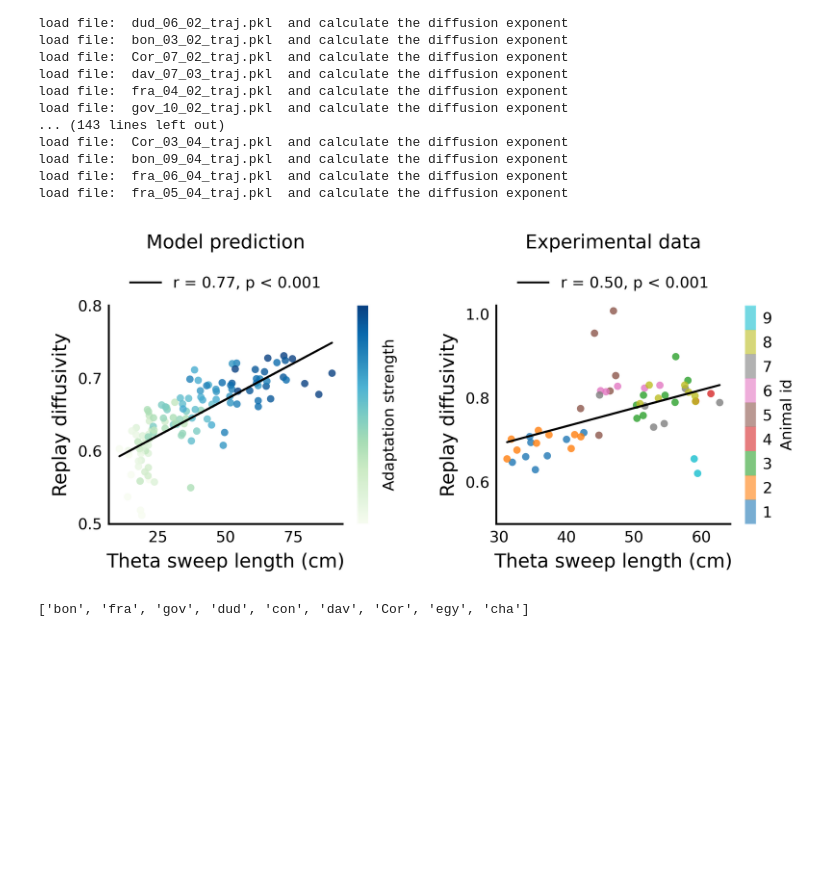
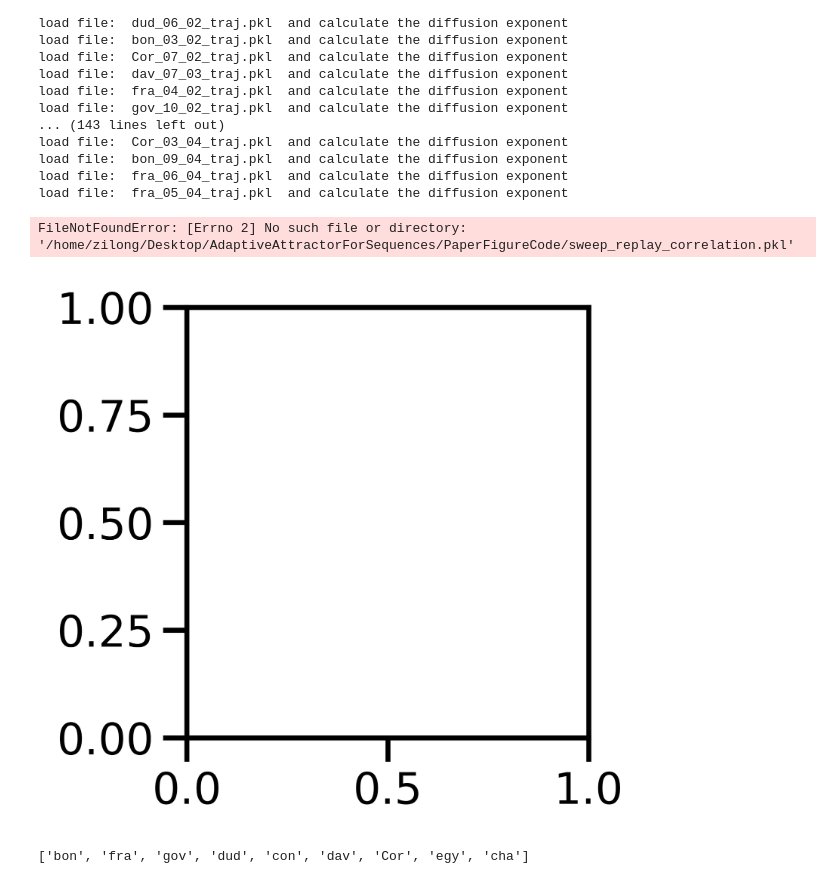
Before and after one commit to ZilongJi/AdaptiveAttractorForSequences, a Jupyter notebook: PaperFig5_replay_vs_theta_sequences.ipynb, the cells around one changed output. Cells and saved outputs as stored; diff of their text form; code cells hidden in the pictures; blank space fills up the shorter version.

Commit message:
update replay vs theta sequence exp data copde

```diff
--- a/PaperFig5_replay_vs_theta_sequences.ipynb
+++ b/PaperFig5_replay_vs_theta_sequences.ipynb
@@ -637,7 +633,7 @@ def get_sweep_length_and_replay_stepsize(epoch_key, datadir, sweep_speed_thresho
 
 
 epoch_key = ("bon", 8, 4)
-datadir = "/home/zilong/Desktop/replay_trajectory_paper/Processed-Data"
+datadir = "/home/zilong/Desktop/AdaptiveAttractorForSequences/ExpData"
 sweep_len, replay_stepsize, Replay_traj = get_sweep_length_and_replay_stepsize(
     epoch_key, datadir, sweep_speed_threshold=4
 )
@@ -672,7 +668,7 @@ for ax in axs:
 
 plt.tight_layout()
 # save the figure to /home/zilong/Desktop/replay_trajectory_paper/Processed-Data/Paper_figures/
-savedir = "/home/zilong/Desktop/replay_trajectory_paper/Processed-Data/Paper_figures/"
+savedir = "/home/zilong/Desktop/AdaptiveAttractorForSequences/Figures/"
 savename = "Fig_replay_vs_theta_sequences_histgram.pdf"
 plt.savefig(savedir + savename, dpi=300, bbox_inches="tight")
 
@@ -735,7 +731,7 @@ ax.tick_params(axis="both", which="minor", length=0)
 
 plt.tight_layout()
 # save the figure to /home/zilong/Desktop/replay_trajectory_paper/Processed-Data/Paper_figures/
-savedir = "/home/zilong/Desktop/replay_trajectory_paper/Processed-Data/Paper_figures/"
+savedir = "/home/zilong/Desktop/AdaptiveAttractorForSequences/Figures/"
 savename = "Fig_replay_vs_theta_sequences_loglog.pdf"
 plt.savefig(savedir + savename, dpi=300, bbox_inches="tight")
 # %% [output]
@@ -958,35 +954,36 @@ cbar.set_ticklabels(list(range(1, len(color_dict) + 1)))
 # Set colorbar label
 cbar.set_label("Animal id", fontsize=ticksize)
 # remove the box of the colorbar
 cbar.outline.set_visible(False)
 
 ax1.set_xlabel("Theta sweep length (cm)", fontsize=labelsize)
 ax1.set_ylabel("Replay diffusivity", fontsize=labelsize)
 ax1.set_title("Experimental data", fontsize=labelsize, pad=30)
 ax1.set_yticks([0.6, 0.8, 1.0])
 ax1.set_ylim(0.5, 1.02)
 
 # for all axes, set upper and right spine off, axis line width 1.0
 all_axes = fig.get_axes()
 for ax in all_axes:
     ax.tick_params(labelsize=ticksize)
     ax.spines["right"].set_visible(False)
     ax.spines["top"].set_visible(False)
     # axis line width 1.0
     ax.spines["bottom"].set_linewidth(1.0)
     ax.spines["left"].set_linewidth(1.0)
     # remove the tick bars on the left and bottom
     ax.tick_params(axis="both", which="both", length=0)
 
 plt.tight_layout()
 
 # save the figure to /home/zilong/Desktop/replay_trajectory_paper/Processed-Data/Paper_figures/
-savedir = "/home/zilong/Desktop/replay_trajectory_paper/Processed-Data/Paper_figures/"
+savedir = "/home/zilong/Desktop/AdaptiveAttractorForSequences/Figures/"
 
 savename = "Fig_replay_vs_theta_sequences_correlation.pdf"
 plt.savefig(savedir + savename, dpi=300, bbox_inches="tight")
 # %% [output]
+FileNotFoundError: [Errno 2] No such file or directory: '/home/zilong/Desktop/AdaptiveAttractorForSequences/PaperFigureCode/sweep_replay_correlation.pkl'
-[figure, old version]
+[figure, new version]
 # %%
 animal_names
 # %% [output]
```
Also changed, not shown: parts of 4 cells of this notebook, 12 other files.
